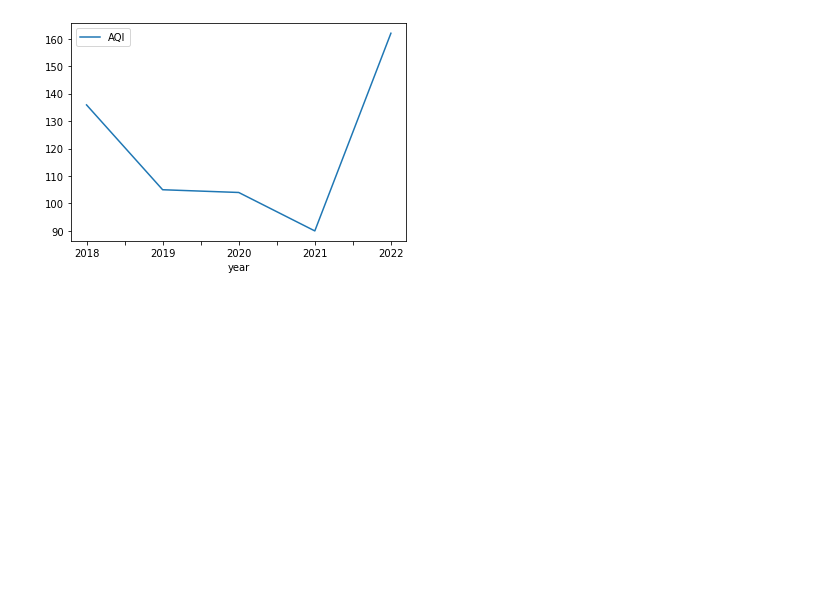
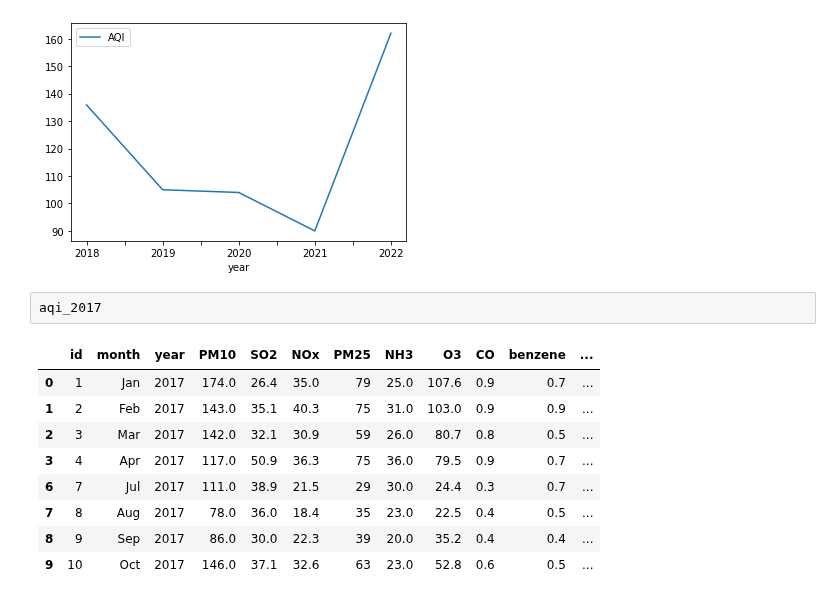
Before and after one commit to danileahacker/Air-Quality-in-Hyderabad-Pollution-Analysis, a Jupyter notebook: pollution_eda.ipynb, the cells around one changed output. Cells and saved outputs as stored; diff of their text form; blank space fills up the shorter version.

```diff
--- a/pollution_eda.ipynb
+++ b/pollution_eda.ipynb
@@ -286,3 +286,15 @@ aqi.loc[aqi.month == 'Nov'].plot(x='year', y='AQI');
 aqi.loc[aqi.month == 'Dec'].plot(x='year', y='AQI');
 # %% [output]
 [figure]
+# %%
+aqi_2017
+# %% [output]
+|  | id | month | year | PM10 | SO2 | NOx | PM25 | NH3 | O3 | CO | benzene | ... |
+| 0 | 1 | Jan | 2017 | 174.0 | 26.4 | 35.0 | 79 | 25.0 | 107.6 | 0.9 | 0.7 | ... |
+| 1 | 2 | Feb | 2017 | 143.0 | 35.1 | 40.3 | 75 | 31.0 | 103.0 | 0.9 | 0.9 | ... |
+| 2 | 3 | Mar | 2017 | 142.0 | 32.1 | 30.9 | 59 | 26.0 | 80.7 | 0.8 | 0.5 | ... |
+| 3 | 4 | Apr | 2017 | 117.0 | 50.9 | 36.3 | 75 | 36.0 | 79.5 | 0.9 | 0.7 | ... |
+| 6 | 7 | Jul | 2017 | 111.0 | 38.9 | 21.5 | 29 | 30.0 | 24.4 | 0.3 | 0.7 | ... |
+| 7 | 8 | Aug | 2017 | 78.0 | 36.0 | 18.4 | 35 | 23.0 | 22.5 | 0.4 | 0.5 | ... |
+| 8 | 9 | Sep | 2017 | 86.0 | 30.0 | 22.3 | 39 | 20.0 | 35.2 | 0.4 | 0.4 | ... |
+| 9 | 10 | Oct | 2017 | 146.0 | 37.1 | 32.6 | 63 | 23.0 | 52.8 | 0.6 | 0.5 | ... |
```
Also changed, not shown: parts of 1 cell of this notebook.
